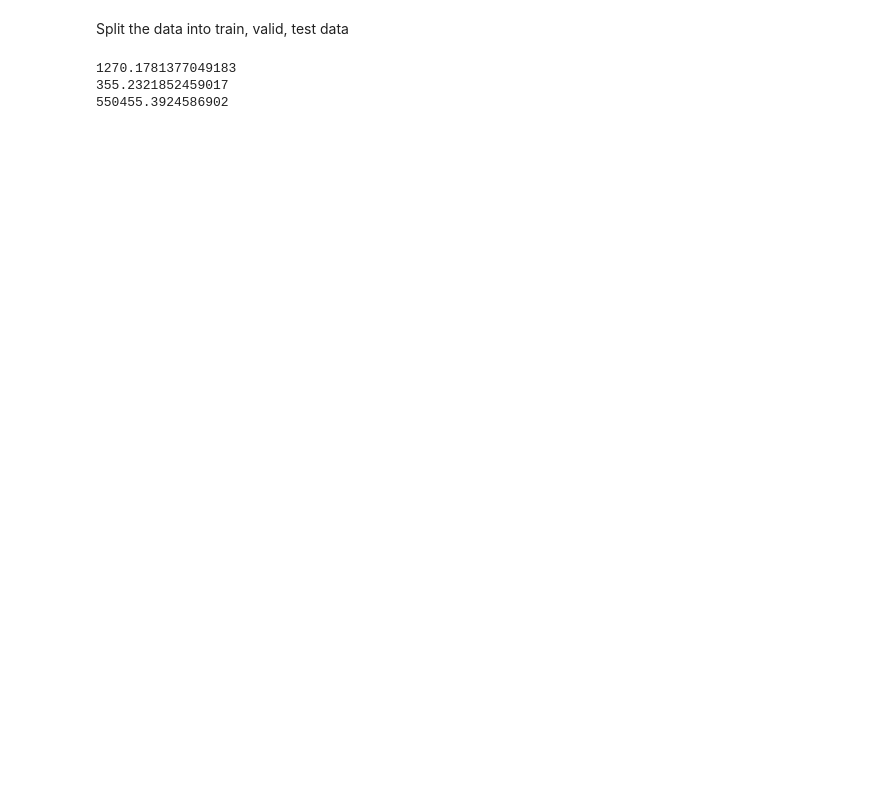
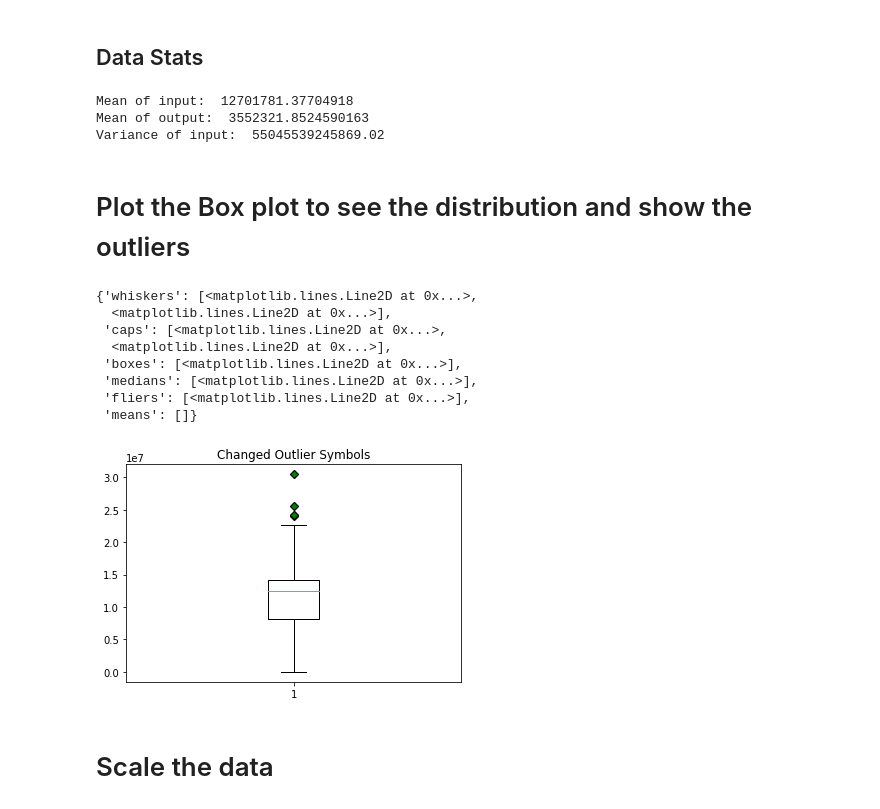
Before and after one commit to amini2nt/Ivado_musuem, a Jupyter notebook: IVADO_ML.ipynb, the cells around one changed output. Saved outputs shown, nothing was run; the diff lists cells and outputs as text; code cells hidden in the pictures; blank space fills up the shorter version.

```diff
--- a/IVADO_ML.ipynb
+++ b/IVADO_ML.ipynb
@@ -11,7 +12,7 @@ from sklearn import tree
 # %%
-connection = sqlite3.connect("myTable.db")
+connection = sqlite3.connect("museum_list.db")
 crsr = connection.cursor()
-sql_command = """SELECT * FROM musuem;"""
+sql_command = """SELECT * FROM museum;"""
 crsr.execute(sql_command)
 myresult = crsr.fetchall()
 x = []
@@ -19,17 +20,34 @@ y = []
 for row in myresult:
     x.append(row[4])
     y.append(row[2])
-x = np.asarray(x)
+x = np.asarray(x).reshape(-1,1)
 y = np.asarray(y)
-# %% [markdown]
-Split the data into train, valid, test data
+# %% [markdown]
+## Data Stats
 # %%
-x = x/10000
-y = y/10000
-print(x.mean())
-print(y.mean())
-print(x.var())
+print("Mean of input: ", x.mean())
+print("Mean of output: ", y.mean())
+print("Variance of input: ", x.var())
 # %% [output]
-1270.1781377049183
-355.2321852459017
-550455.3924586902
+Mean of input:  12701781.37704918
+Mean of output:  3552321.8524590163
+Variance of input:  55045539245869.02
+# %% [markdown]
+# Plot the Box plot to see the distribution and show the outliers
+# %%
+green_diamond = dict(markerfacecolor='g', marker='D')
+fig3, ax3 = plt.subplots()
+ax3.set_title('Changed Outlier Symbols')
+ax3.boxplot(x, flierprops=green_diamond)
+# %% [output]
+{'whiskers': [<matplotlib.lines.Line2D at 0x...>,
+  <matplotlib.lines.Line2D at 0x...>],
+ 'caps': [<matplotlib.lines.Line2D at 0x...>,
+  <matplotlib.lines.Line2D at 0x...>],
+ 'boxes': [<matplotlib.lines.Line2D at 0x...>],
+ 'medians': [<matplotlib.lines.Line2D at 0x...>],
+ 'fliers': [<matplotlib.lines.Line2D at 0x...>],
+ 'means': []}
+[figure, added]
+# %% [markdown]
+# Scale the data
```
Also changed, not shown: parts of 10 cells of this notebook.
